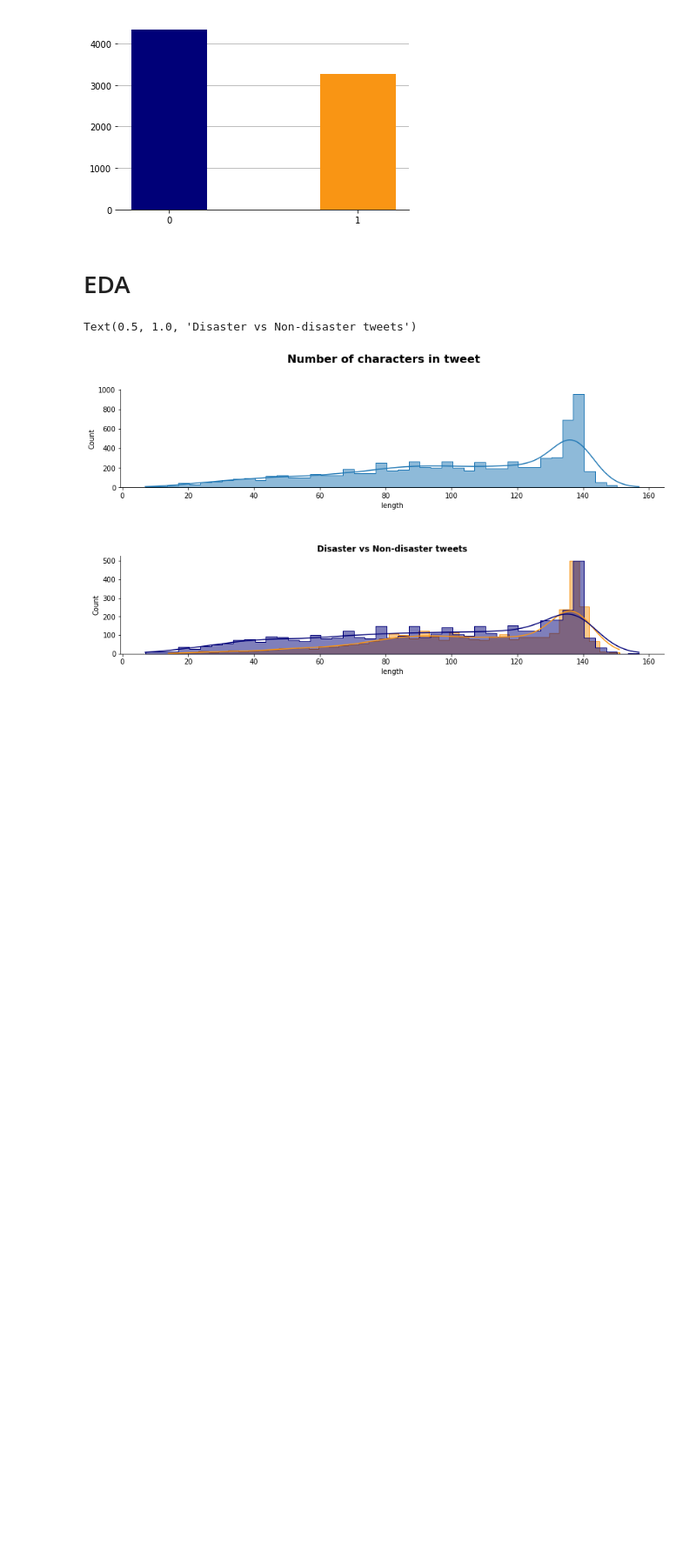
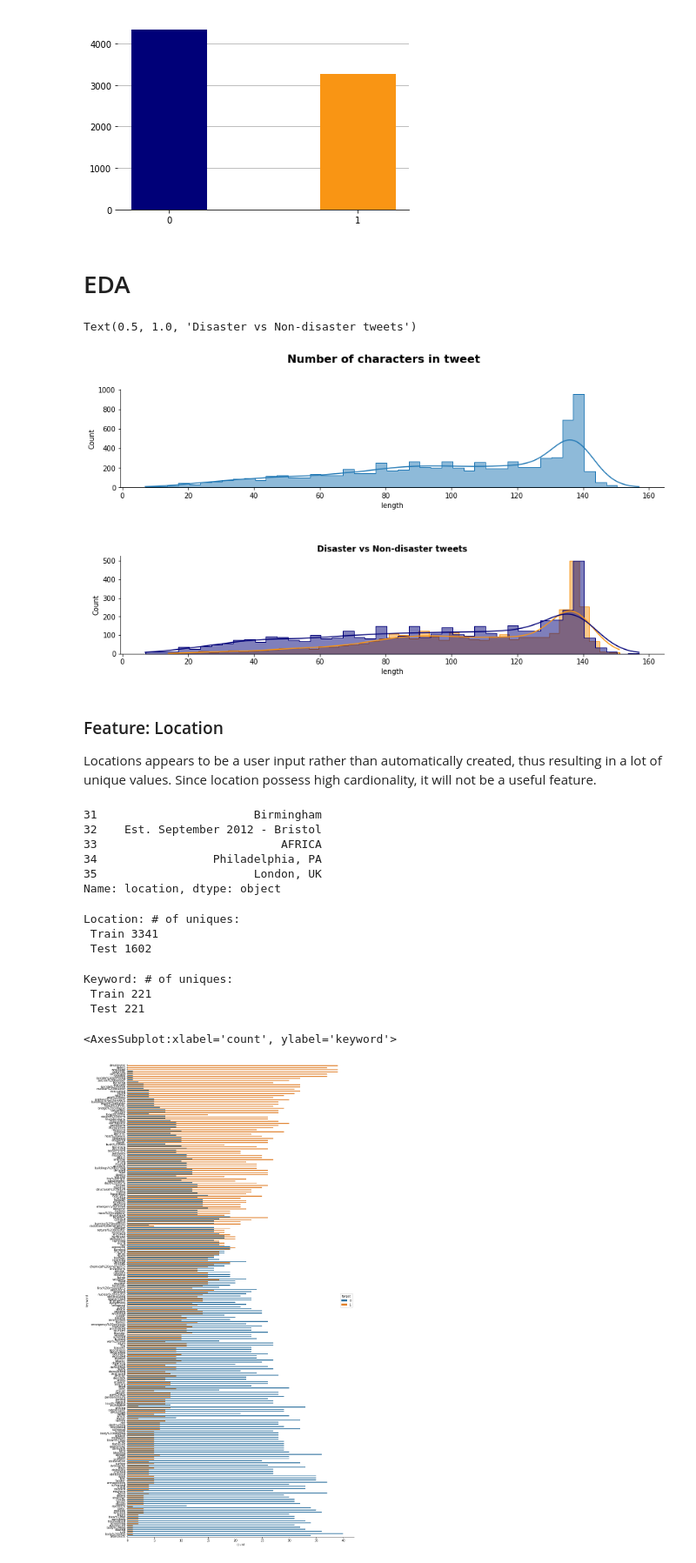
Before and after one commit to AndreasPalmgren/NLP-Disaster-tweets, a Jupyter notebook: NLP Disaster.ipynb, the cells around one changed output. Shown: that part at 87% size. Saved outputs shown, nothing was run; the diff lists cells and outputs as text; code cells hidden in the pictures; blank space fills up the shorter version.

```diff
--- a/NLP Disaster.ipynb
+++ b/NLP Disaster.ipynb
@@ -92,3 +106,37 @@ axs[1].set_title('Disaster vs Non-disaster tweets')
 # %% [output]
 Text(0.5, 1.0, 'Disaster vs Non-disaster tweets')
 [figure]
+# %% [markdown]
+### Feature: Location
+Locations appears to be a user input rather than automatically created, thus resulting in a lot of unique values. Since location possess high cardionality, it will not be a useful feature.
+# %%
+train["location"].dropna().head()
+# %% [output]
+31                       Birmingham
+32    Est. September 2012 - Bristol
+33                           AFRICA
+34                 Philadelphia, PA
+35                       London, UK
+Name: location, dtype: object
+# %%
+print(f'Location: # of uniques:\n Train {train["location"].nunique()} \n Test {test["location"].nunique()}')
+# %% [output]
+Location: # of uniques:
+ Train 3341
+ Test 1602
+# %%
+print(f'Keyword: # of uniques:\n Train {train["keyword"].nunique()} \n Test {test["keyword"].nunique()}')
+# %% [output]
+Keyword: # of uniques:
+ Train 221
+ Test 221
+# %%
+train['target_mean'] = train.groupby("keyword")["target"].transform("mean")
+
+fig, axs = plt.subplots(figsize=(14,30))
+
+sns.countplot(y=train.sort_values(by='target_mean', ascending=False)['keyword'],
+              hue=train.sort_values(by='target_mean', ascending=False)['target'])
+# %% [output]
+<AxesSubplot:xlabel='count', ylabel='keyword'>
+[figure, added]
```
Also changed, not shown: parts of 3 cells of this notebook.
